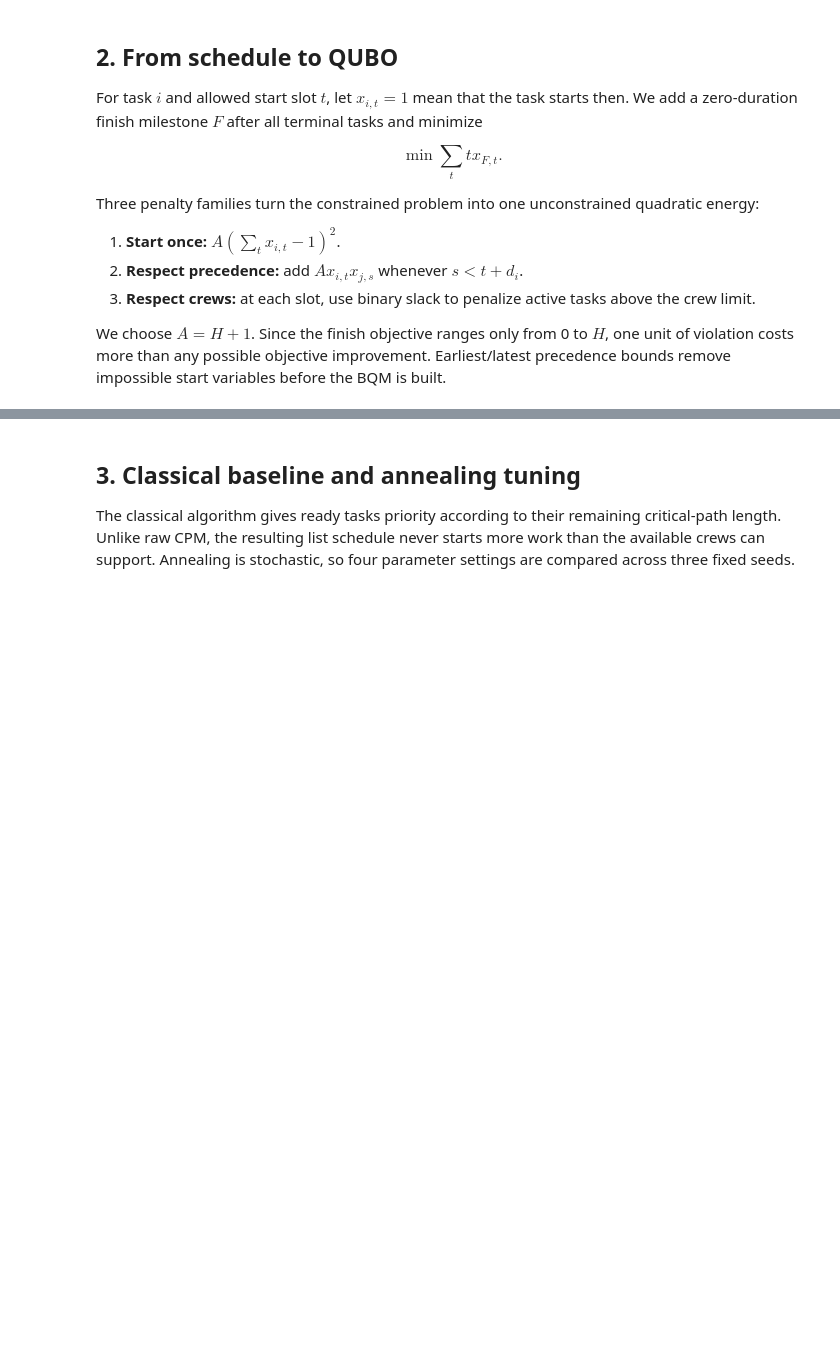
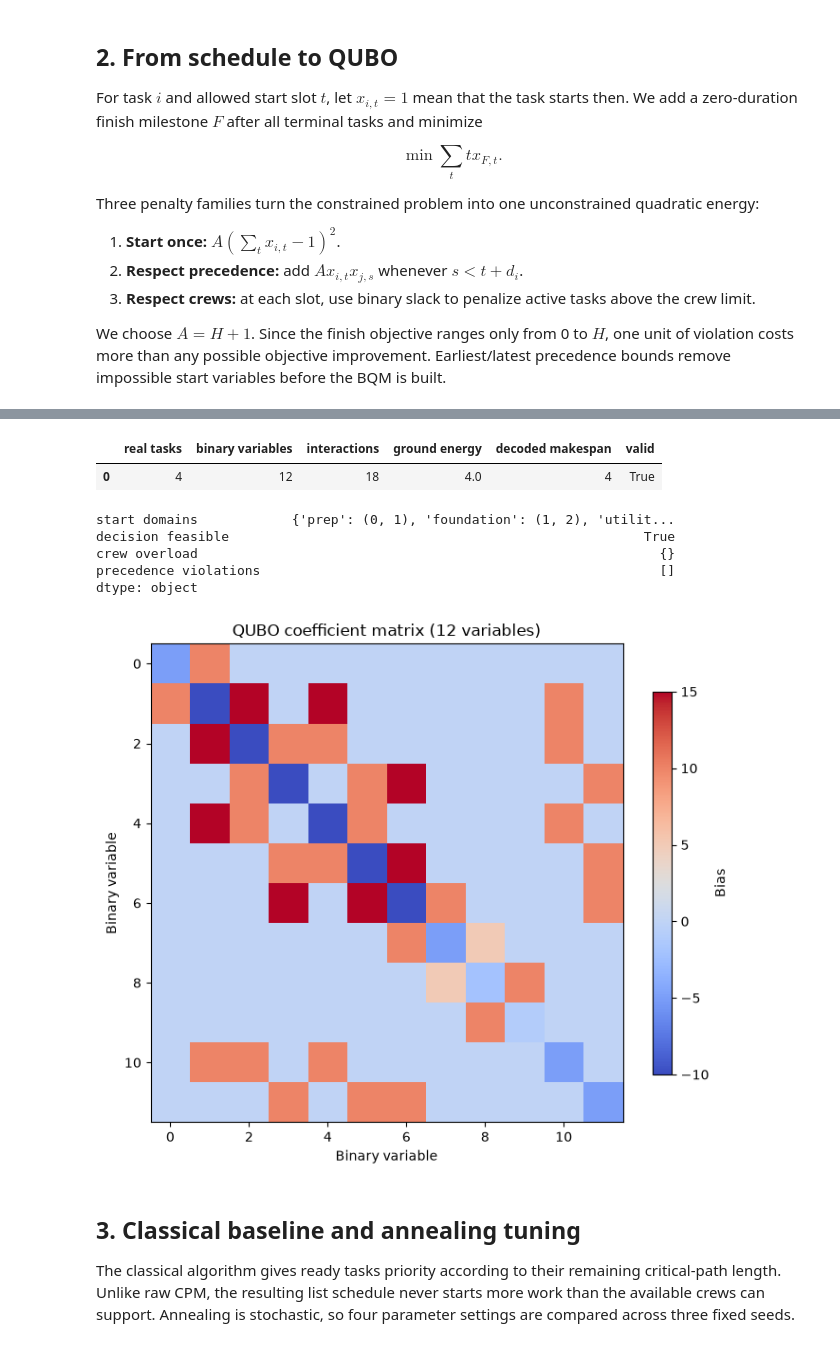
Before and after one commit to samarthgaggar/Quantum-Inspired-Optimization, a Jupyter notebook: notebooks/quantum_crew_scheduling.ipynb, the cells around one changed output, grey strips where cells are left out. Cells and saved outputs as stored; diff of their text form; code cells hidden in the pictures; blank space fills up the shorter version.

```diff
--- a/notebooks/quantum_crew_scheduling.ipynb
+++ b/notebooks/quantum_crew_scheduling.ipynb
@@ -58,18 +147,45 @@ We choose $A=H+1$. Since the finish objective ranges only from 0 to $H$, one uni
 # %%
 toy = toy_project()
 toy_bqm, toy_encoding = build_qubo(toy)
 toy_exact = dimod.ExactSolver().sample(toy_bqm)
-from crew_schedule.qubo import decode_sample
 toy_schedule, toy_errors = decode_sample(toy_exact.first.sample, toy_encoding)
-toy_summary = pd.DataFrame([{
-    'real tasks': len(toy.tasks), 'binary variables': toy_bqm.num_variables,
-    'interactions': toy_bqm.num_interactions, 'ground energy': toy_exact.first.energy,
-    'decoded makespan': toy_schedule.makespan, 'valid': not toy_errors}])
+toy_report = analyze_sample(toy_exact.first.sample, toy_encoding)
+toy_summary = pd.DataFrame(
+    [
+        {
+            "real tasks": len(toy.tasks),
+            "binary variables": toy_bqm.num_variables,
+            "interactions": toy_bqm.num_interactions,
+            "ground energy": toy_exact.first.energy,
+            "decoded makespan": toy_schedule.makespan,
+            "valid": not toy_errors,
+        }
+    ]
+)
 display(toy_summary)
+display(
+    pd.Series(
+        {
+            "start domains": dict(toy_encoding.domains),
+            "decision feasible": toy_report["decision_feasible"],
+            "crew overload": toy_report["crew_overload"],
+            "precedence violations": toy_report["precedence_violations"],
+        }
+    )
+)
 assert toy_schedule.makespan == 4 and validate_schedule(toy, toy_schedule)[0]
 fig, _ = plot_qubo_matrix(toy_bqm)
-save_figure(fig, FIGURES / 'toy_qubo_matrix.png')
+save_figure(fig, FIGURES / "toy_qubo_matrix.png")
 plt.show()
+# %% [output]
+|  | real tasks | binary variables | interactions | ground energy | decoded makespan | valid |
+| 0 | 4 | 12 | 18 | 4.0 | 4 | True |
+start domains            {'prep': (0, 1), 'foundation': (1, 2), 'utilit...
+decision feasible                                                     True
+crew overload                                                           {}
+precedence violations                                                   []
+dtype: object
+[figure, added]
 # %% [markdown]
 ## 3. Classical baseline and annealing tuning
 
```
Also changed, not shown: parts of 13 cells of this notebook, 30 other files.
